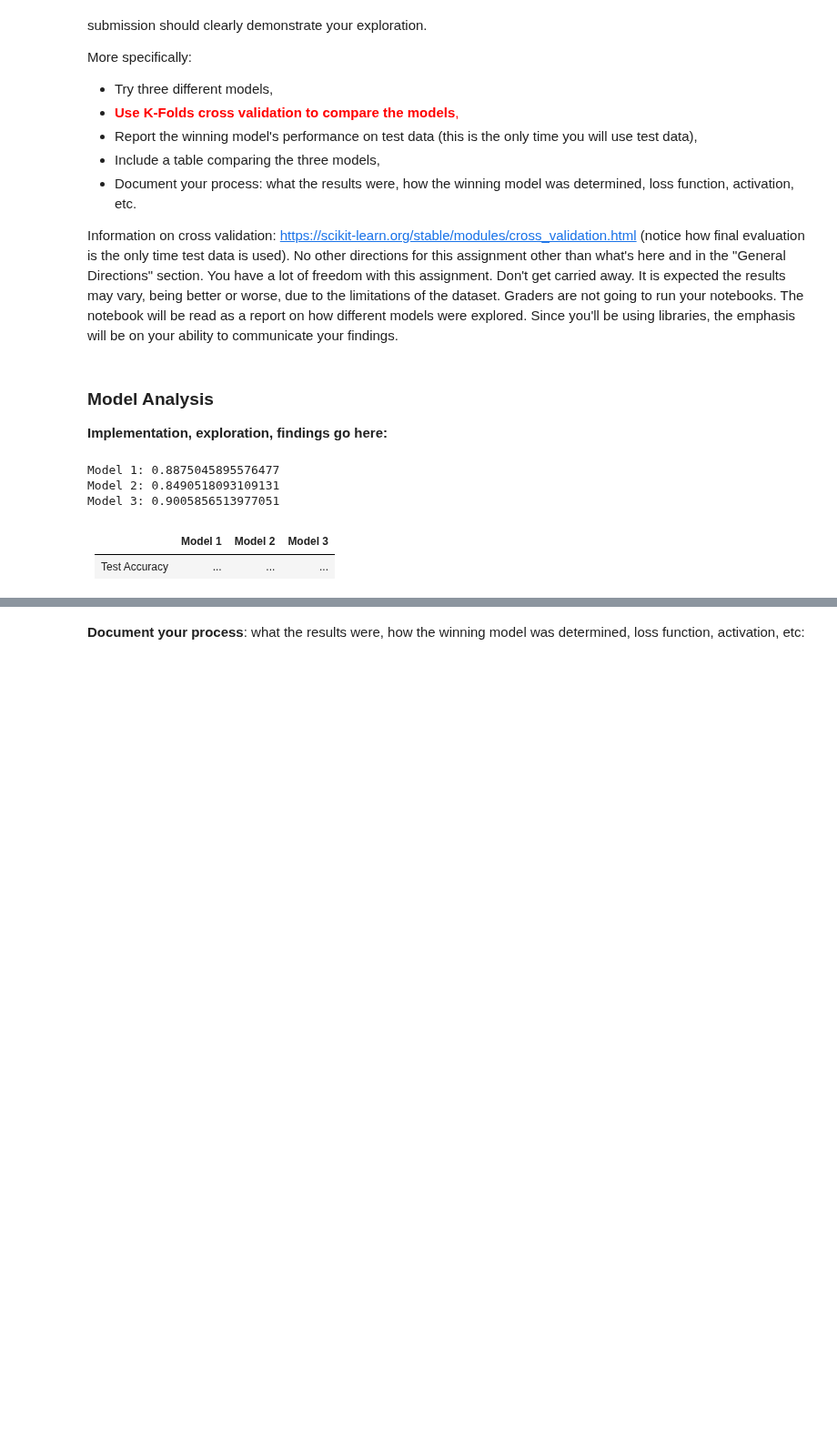
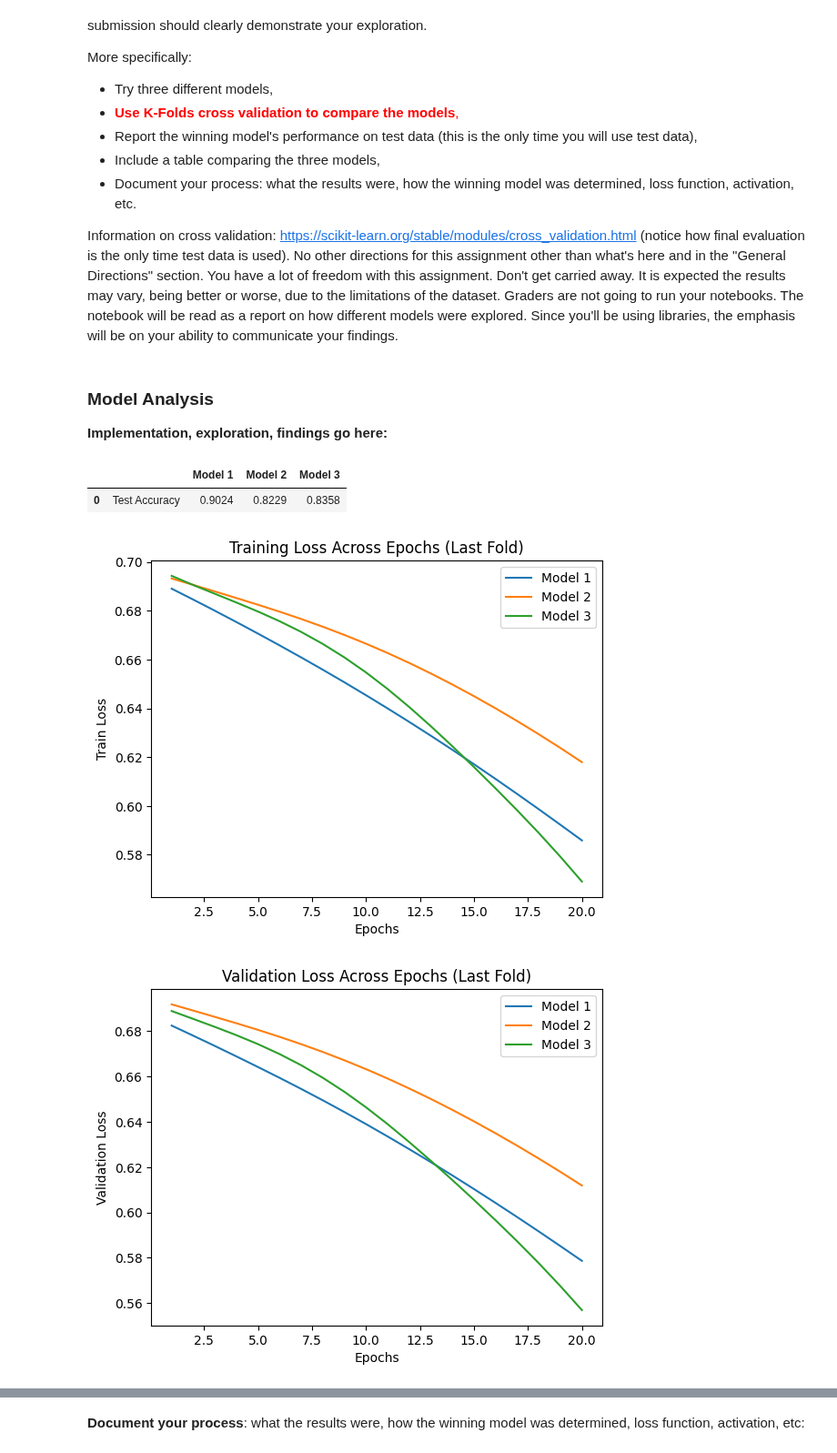
Before and after one commit to JaceLaf/ai_projects, a Jupyter notebook: project_5/project_5.ipynb, the cells around one changed output, grey strips where cells are left out. Shown at 91% size. Drawn from its saved outputs; the diff is of its cells as text; code cells hidden in the pictures; blank space fills up the shorter version.

```diff
--- a/project_5/project_5.ipynb
+++ b/project_5/project_5.ipynb
@@ -189,14 +213,6 @@ def evaluate_model(ModelClass, kf, input_size):
 kf = KFold(n_splits=5, shuffle=True, random_state=42)
 input_size = X_encoded.shape[1]
 
-acc1 = evaluate_model(Model1, kf, input_size)
-acc2 = evaluate_model(Model2, kf, input_size)
-acc3 = evaluate_model(Model3, kf, input_size)
-
-print("Model 1:", acc1)
-print("Model 2:", acc2)
-print("Model 3:", acc3)
+acc1, train1, val1, accs1 = evaluate_model(Model1, kf, input_size)
+acc2, train2, val2, accs2 = evaluate_model(Model2, kf, input_size)
+acc3, train3, val3, accs3 = evaluate_model(Model3, kf, input_size)
-# %% [output]
-Model 1: 0.8875045895576477
-Model 2: 0.8490518093109131
-Model 3: 0.9005856513977051
@@ -208,4 +219,54 @@ Model 3: 0.9005856513977051
-# %% [markdown]
-|     | Model 1 | Model 2 | Model 3 |
-| --- | --- | --- | --- |
-| Test Accuracy | ... | ... | ... |
+# %%
+# Prints results as a table
+
+results = pd.DataFrame({
+    "": ["Test Accuracy"],
+    "Model 1": [acc1],
+    "Model 2": [acc2],
+    "Model 3": [acc3]
+}).round(4)
+
+results
+# %% [output]
+|  |  | Model 1 | Model 2 | Model 3 |
+| 0 | Test Accuracy | 0.9024 | 0.8229 | 0.8358 |
+# %%
+# Makes three plots,
+
+epochs = range(1, len(train1) + 1)
+
+# Train Loss
+plt.figure()
+plt.plot(epochs, train1, label="Model 1")
+plt.plot(epochs, train2, label="Model 2")
+plt.plot(epochs, train3, label="Model 3")
+plt.xlabel("Epochs")
+plt.ylabel("Train Loss")
+plt.title("Training Loss Across Epochs (Last Fold)")
+plt.legend()
+plt.show()
+
+# Validation loss
+plt.figure()
+plt.plot(epochs, val1, label="Model 1")
+plt.plot(epochs, val2, label="Model 2")
+plt.plot(epochs, val3, label="Model 3")
+plt.xlabel("Epochs")
+plt.ylabel("Validation Loss")
+plt.title("Validation Loss Across Epochs (Last Fold)")
+plt.legend()
+plt.show()
+
+# Validation accuracy
+plt.figure()
+plt.plot(epochs, accs1, label="Model 1")
+plt.plot(epochs, accs2, label="Model 2")
+plt.plot(epochs, accs3, label="Model 3")
+plt.xlabel("Epochs")
+plt.ylabel("Validation Accuracy")
+plt.title("Validation Accuracy Across Epochs (Last Fold)")
+plt.legend()
+plt.show()
+# %% [output]
+[figure, added]
+[figure, added]
```
Also changed, not shown: parts of 8 cells of this notebook.
